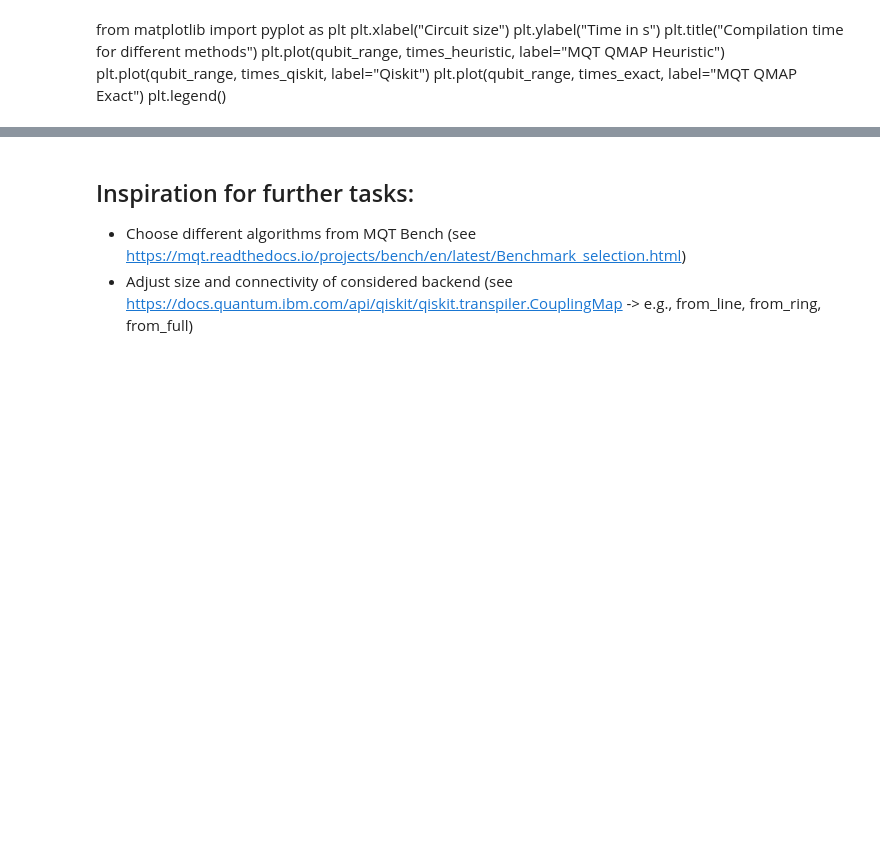
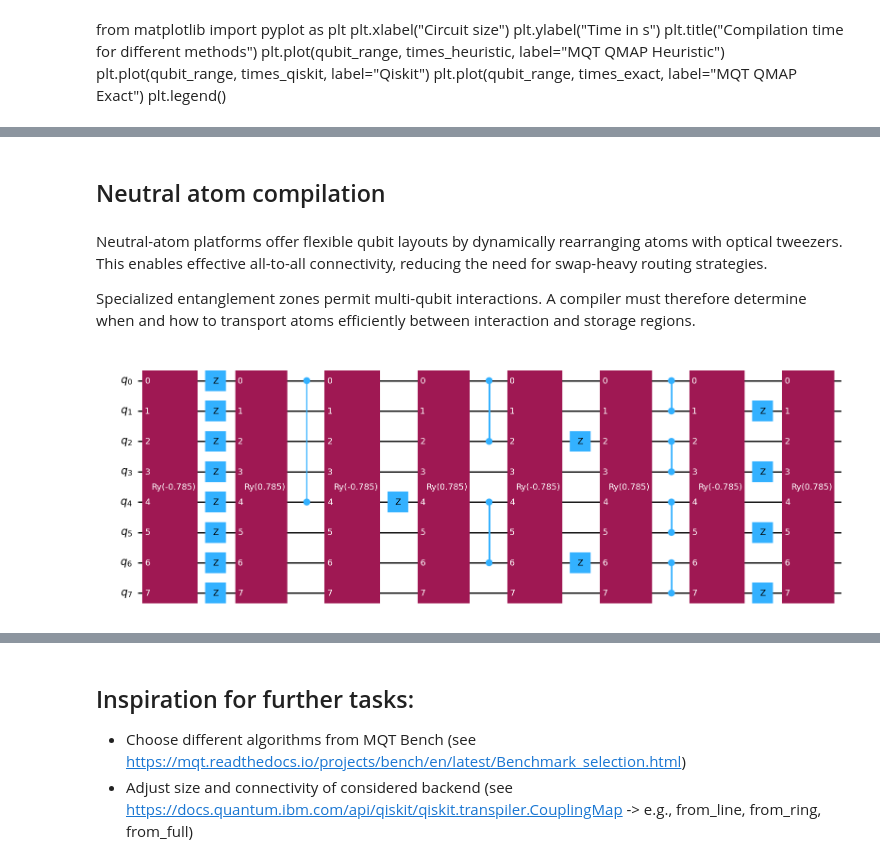
Before and after one commit to munich-quantum-toolkit/.github, a Jupyter notebook: tutorial/02_compilation.ipynb, the cells around one changed output, grey strips where cells are left out. Drawn from its saved outputs; the diff is of its cells as text; code cells hidden in the pictures; blank space fills up the shorter version.

Commit message:
✅ add device selection an NA compilation

```diff
--- a/tutorial/02_compilation.ipynb
+++ b/tutorial/02_compilation.ipynb
@@ -150,0 +204,6 @@ plt.legend()
+# %% [markdown]
+## Neutral atom compilation
+# %% [markdown]
+Neutral-atom platforms offer flexible qubit layouts by dynamically rearranging atoms with optical tweezers. This enables effective all-to-all connectivity, reducing the need for swap-heavy routing strategies.
+
+Specialized entanglement zones permit multi-qubit interactions. A compiler must therefore determine when and how to transport atoms efficiently between interaction and storage regions.
@@ -150,0 +236,35 @@ plt.legend()
+# %%
+from qiskit import QuantumCircuit
+from numpy import pi
+
+def global_ry(theta, num_qubits):
+    """:returns: a global ry gate"""
+    qc = QuantumCircuit(num_qubits)
+    qc.ry(theta, range(num_qubits))
+    return qc.to_gate(label = f"Ry({theta:.3f})")
+
+
+qc = QuantumCircuit(8)
+qc.append(global_ry(-pi/4, 8), range(8))
+qc.z(range(8))
+qc.append(global_ry(pi/4, 8), range(8))
+qc.cz(0, 4)
+qc.append(global_ry(-pi/4, 8), range(8))
+qc.z(4)
+qc.append(global_ry(pi/4, 8), range(8))
+qc.cz(0, 2)
+qc.cz(4, 6)
+qc.append(global_ry(-pi/4, 8), range(8))
+qc.z([2, 6])
+qc.append(global_ry(pi/4, 8), range(8))
+qc.cz(0, 1)
+qc.cz(2, 3)
+qc.cz(4, 5)
+qc.cz(6, 7)
+qc.append(global_ry(-pi/4, 8), range(8))
+qc.z([1,3,5,7])
+qc.append(global_ry(pi/4, 8), range(8))
+
+qc.draw(output="mpl")
+# %% [output]
+[figure, added]
```
Also changed, not shown: parts of 19 cells of this notebook, 2 other files.
